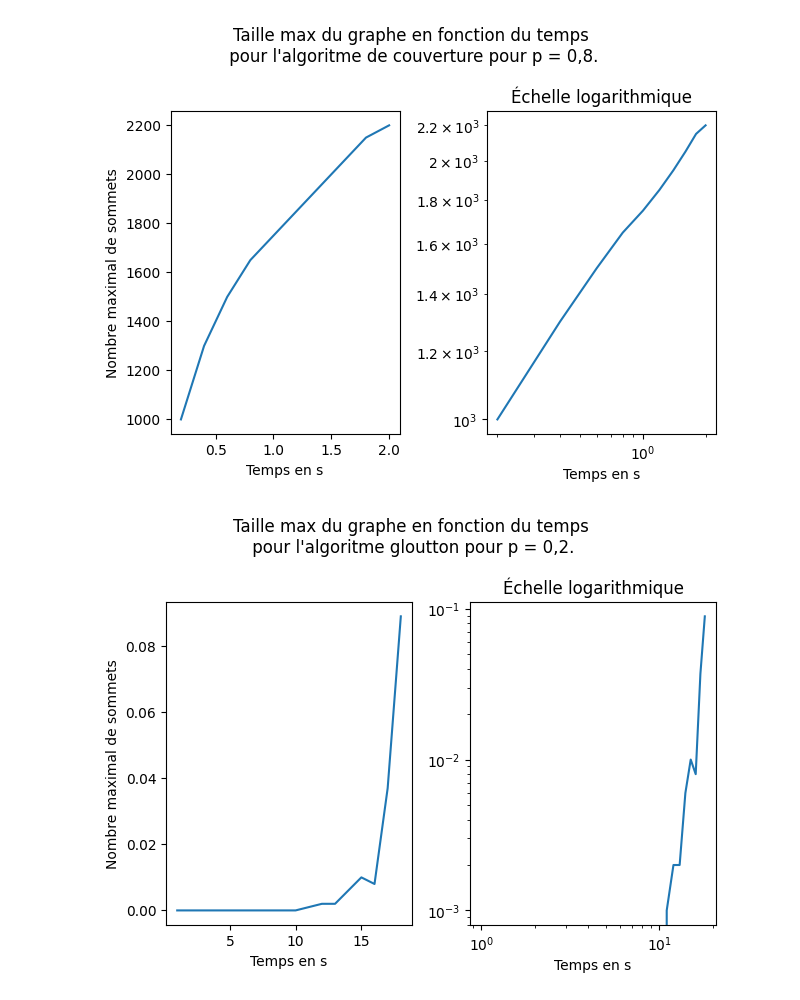
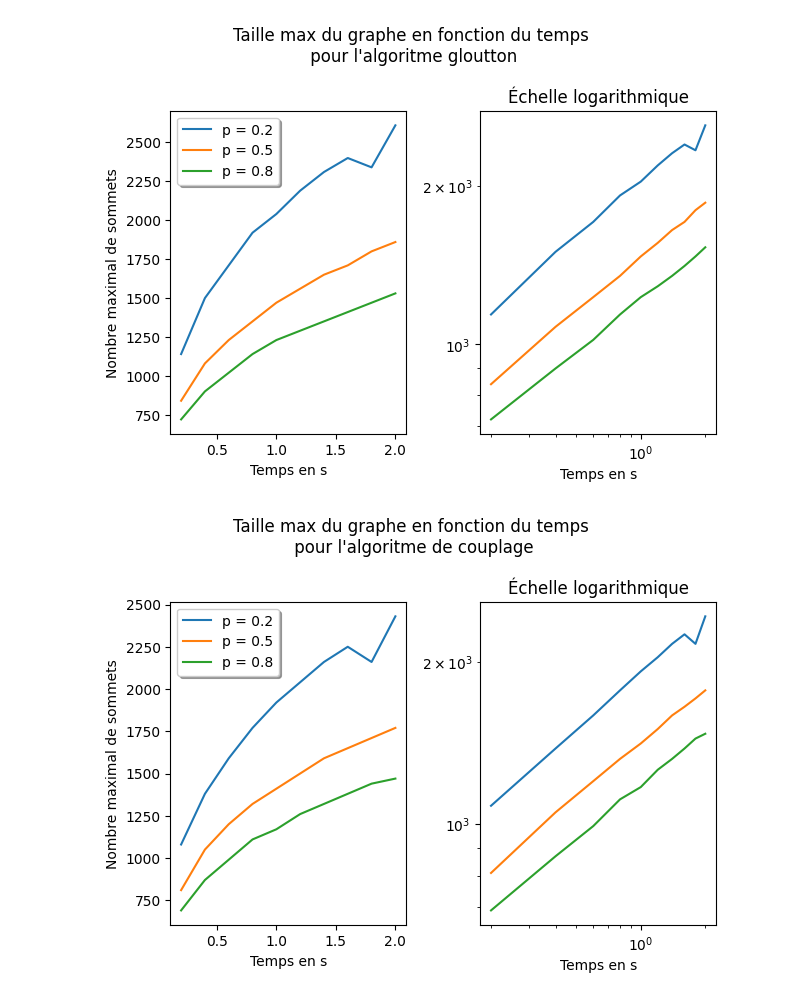
Before and after one commit to CH0MUSKE/Minimum-Vertex-Cover, a Jupyter notebook: analyse/affichageGraphe.ipynb, the cells around one changed output. Saved outputs shown, nothing was run; the diff lists cells and outputs as text; code cells hidden in the pictures.

```diff
--- a/analyse/affichageGraphe.ipynb
+++ b/analyse/affichageGraphe.ipynb
@@ -129,50 +1,5 @@ plt.show()
-# %%
-f = open("MaxCouverture8.txt", "r")
-
-X, Y = [], []
-for l in f :
-    u, v = l.split(",")
-    X.append(float(u))
-    Y.append(int(v))
-
-plt.suptitle('Taille max du graphe en fonction du temps\n pour l\'algoritme de couverture pour p = 0,8.')
-
-plt.subplot(1, 2, 1)
-plt.plot(X, Y)
-plt.xlabel("Temps en s")
-plt.ylabel("Nombre maximal de sommets")
-
-plt.subplot(1, 2, 2)
-plt.loglog(X, Y)
-plt.title("Échelle logarithmique")
-plt.xlabel("Temps en s")
-
-plt.tight_layout()
-plt.show()
-# %% [output]
-[figure, removed]
-# %%
-f = open("Branch2.txt", "r")
-
-X, Y = [], []
-for l in f :
-    u, v = l.split(",")
-    X.append(float(u))
-    Y.append(int(v))
-
-plt.suptitle('Taille max du graphe en fonction du temps\n pour l\'algoritme gloutton pour p = 0,2.')
-
-plt.subplot(1, 2, 1)
-plt.plot(Y, X)
-plt.xlabel("Temps en s")
-plt.ylabel("Nombre maximal de sommets")
-
-plt.subplot(1, 2, 2)
-plt.loglog(Y, X)
-plt.title("Échelle logarithmique")
-plt.xlabel("Temps en s")
-
-plt.tight_layout()
-plt.show()
-# %% [output]
-[figure, removed]
+# %%
+import numpy as np
+import matplotlib.pyplot as plt
+
+P = [0.2, 0.5, 0.8, "(1/n)^(1/2)"]
@@ -178,0 +129,11 @@ plt.show()
+# %%
+f(fileNames[-1], algos[-1])
+f(fileNames[-2], algos[-2])
+fInv(fileNames[0], algos[0])
+fInv(fileNames[1], algos[1])
+fInv(fileNames[2], algos[2])
+fInv(fileNames[3], algos[3])
+fInv(fileNames[4], algos[4])
+# %% [output]
+[figure, added]
+[figure, added]
```
Also changed, not shown: parts of 7 cells of this notebook, 45 other files.
